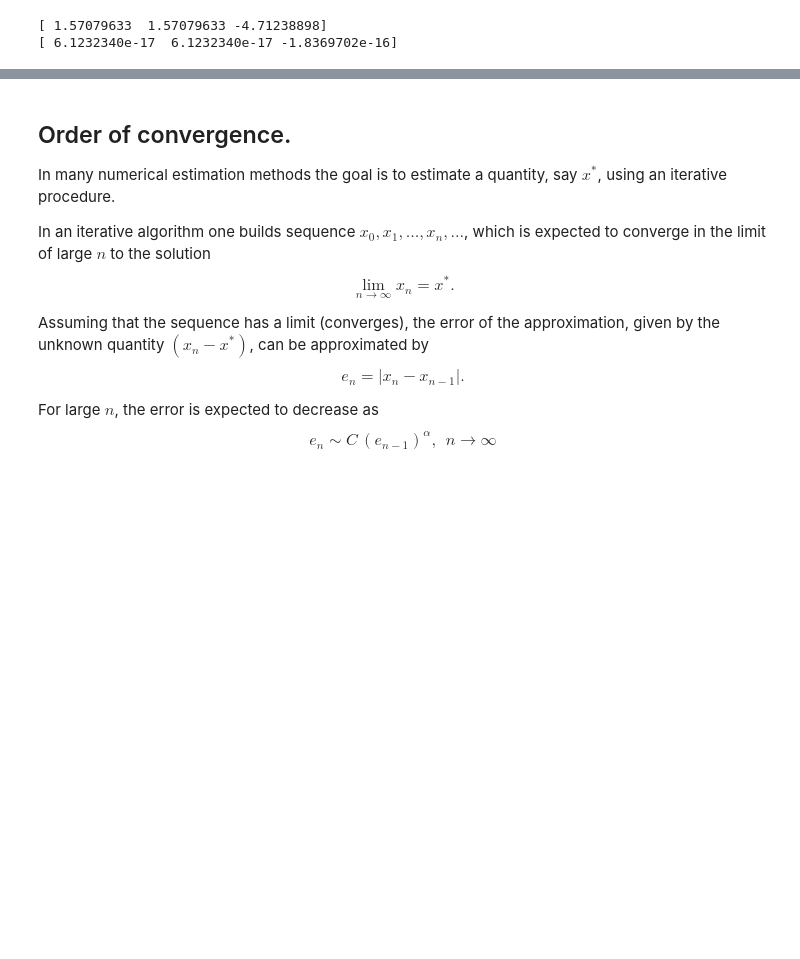
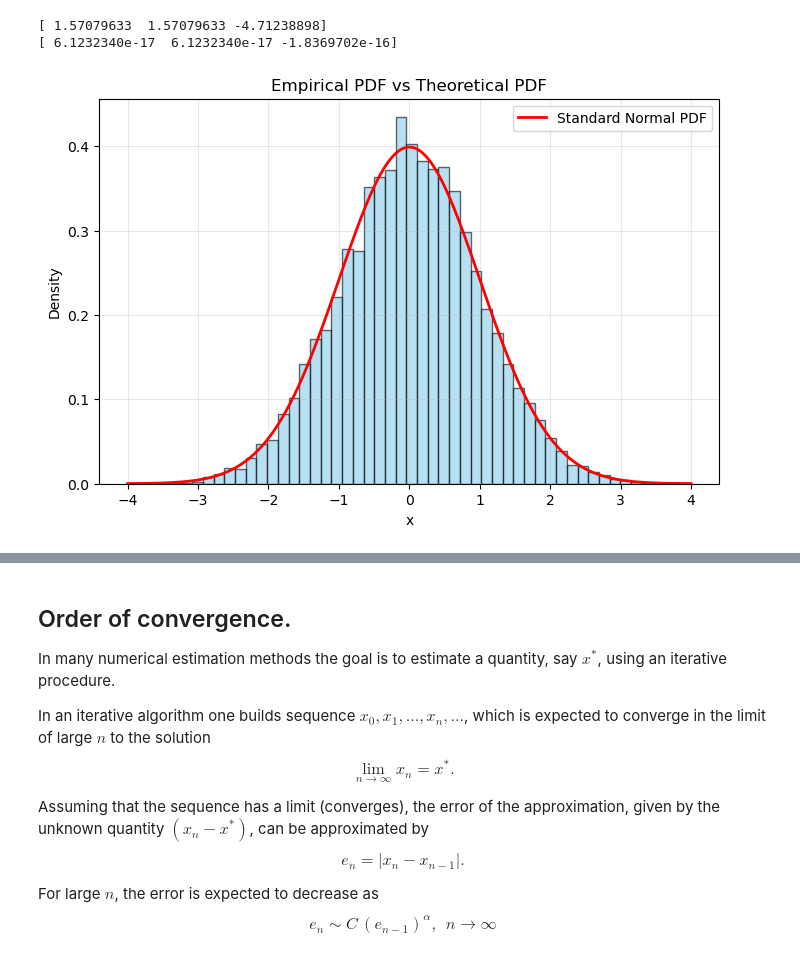
Before and after one commit to Arkh3/master_cn_25-26, a Jupyter notebook: practicas/practica2/H2_Teruel.ipynb, the cells around one changed output, grey strips where cells are left out. Saved outputs shown, nothing was run; the diff lists cells and outputs as text; code cells hidden in the pictures; blank space fills up the shorter version.

```diff
--- a/practicas/practica2/H2_Teruel.ipynb
+++ b/practicas/practica2/H2_Teruel.ipynb
@@ -562,3 +565,29 @@ print(f(roots))
 # %% [output]
 [ 1.57079633  1.57079633 -4.71238898]
 [ 6.1232340e-17  6.1232340e-17 -1.8369702e-16]
+# %%
+# Part 5:
+
+# Generate N(0,1) sample
+M = 10000
+sample = nc.generate_gaussian_sample_with_inverse_method(M)
+# %%
+from scipy.stats import norm, probplot
+
+nbins = 50
+
+# Plot histogram with theoretical PDF
+x = np.linspace(-4, 4, 1000)
+pdf = norm.pdf(x)  # standard normal pdf
+
+plt.figure(figsize=(8, 5))
+# density=True ensures histogram integrates to 1
+plt.hist(sample, bins=nbins, density=True, alpha=0.6, color='skyblue', edgecolor='black')
+plt.plot(x, pdf, 'r-', lw=2, label='Standard Normal PDF')
+plt.title("Empirical PDF vs Theoretical PDF")
+plt.xlabel("x")
+plt.ylabel("Density")
+plt.legend()
+plt.grid(True, alpha=0.3)
+# %% [output]
+[figure, added]
```
Also changed, not shown: parts of 5 cells of this notebook, 1 other file.
